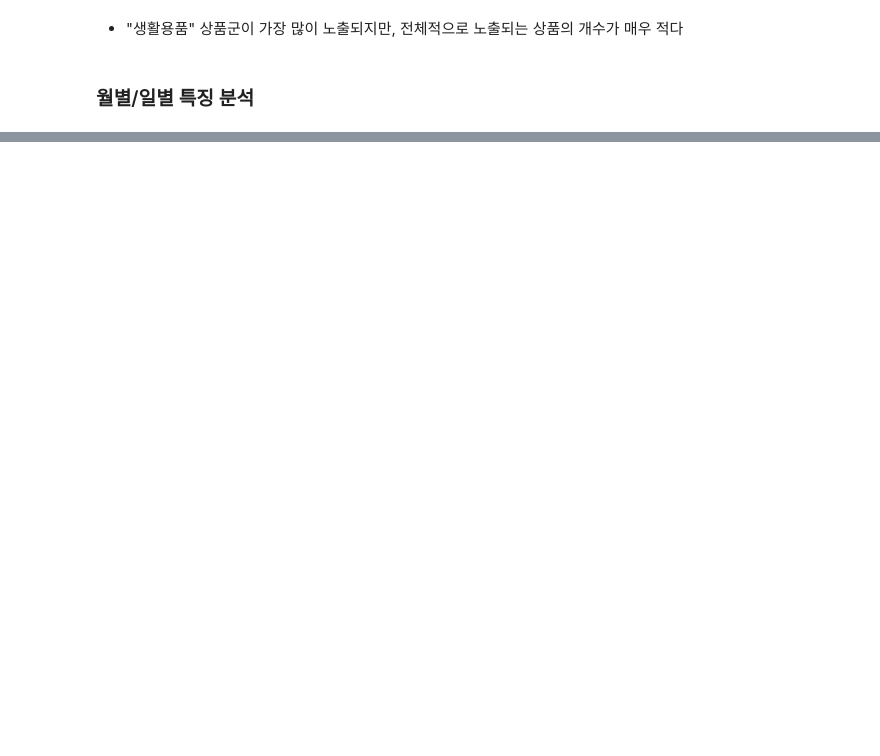
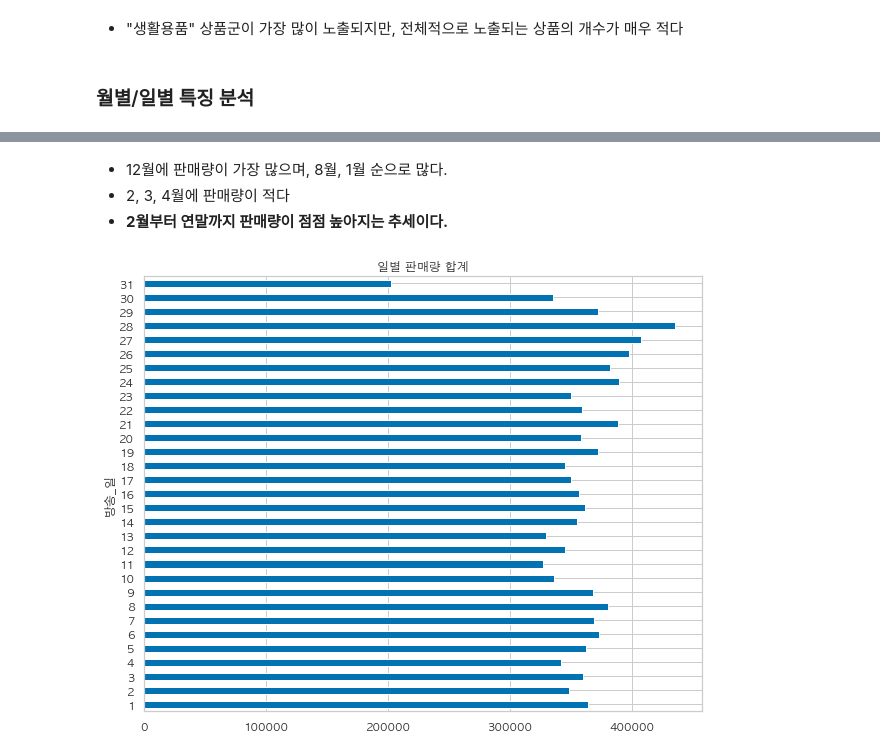
Before and after one commit to HongyeobKim/Project, a Jupyter notebook: NS-Shop/Data-Preparation-and-Exploration.ipynb, the cells around one changed output, grey strips where cells are left out. Cells and saved outputs as stored; diff of their text form; code cells hidden in the pictures; blank space fills up the shorter version.

```diff
--- a/NS-Shop/Data-Preparation-and-Exploration.ipynb
+++ b/NS-Shop/Data-Preparation-and-Exploration.ipynb
@@ -503,0 +518,9 @@ sales_result_ds
+# %% [markdown]
+- 12월에 판매량이 가장 많으며, 8월, 1월 순으로 많다.
+- 2, 3, 4월에 판매량이 적다
+- __2월부터 연말까지 판매량이 점점 높아지는 추세이다.__
+# %%
+sales_result_ds.groupby(['방송_일'])['판매개수'].sum().plot(kind = 'barh', figsize = (10,8), title = '일별 판매량 합계')
+plt.show()
+# %% [output]
+[figure, added]
```
Also changed, not shown: parts of 13 cells of this notebook.
